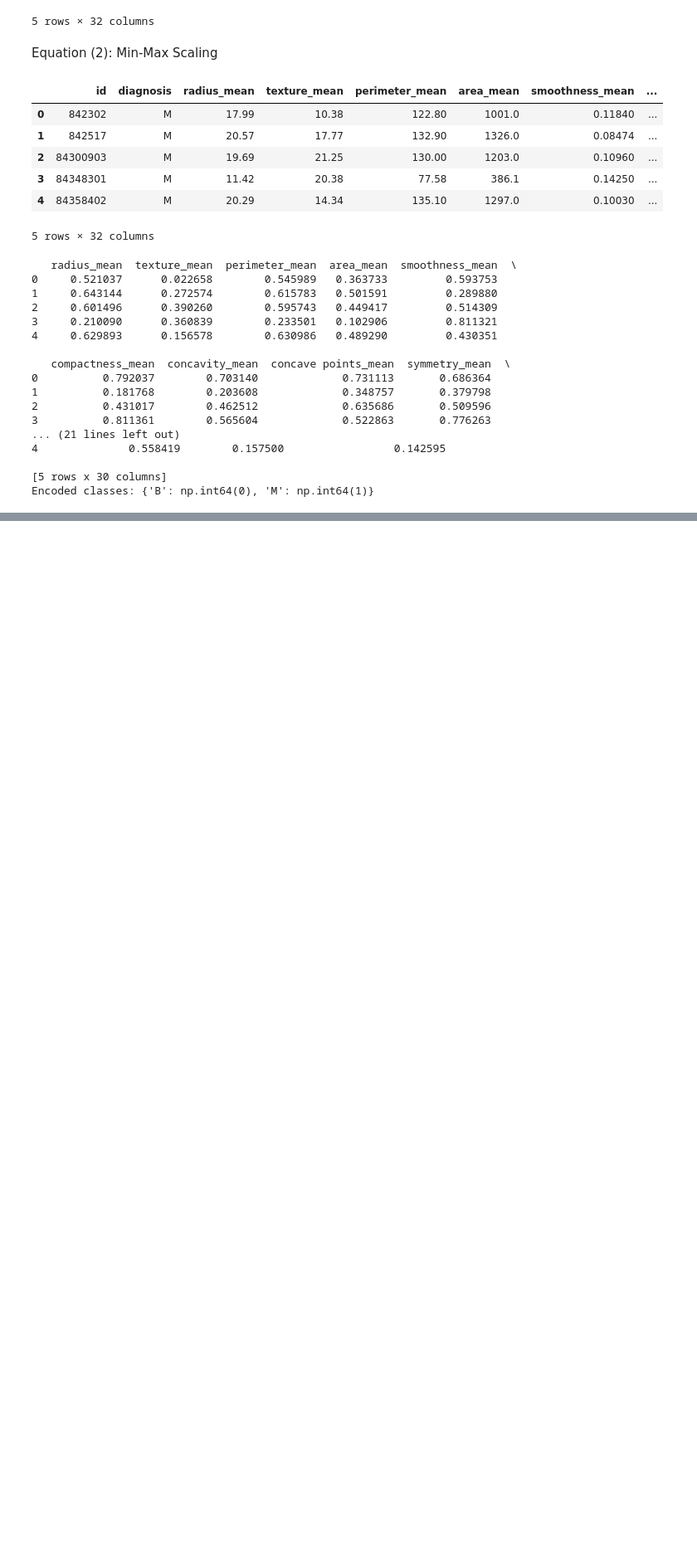
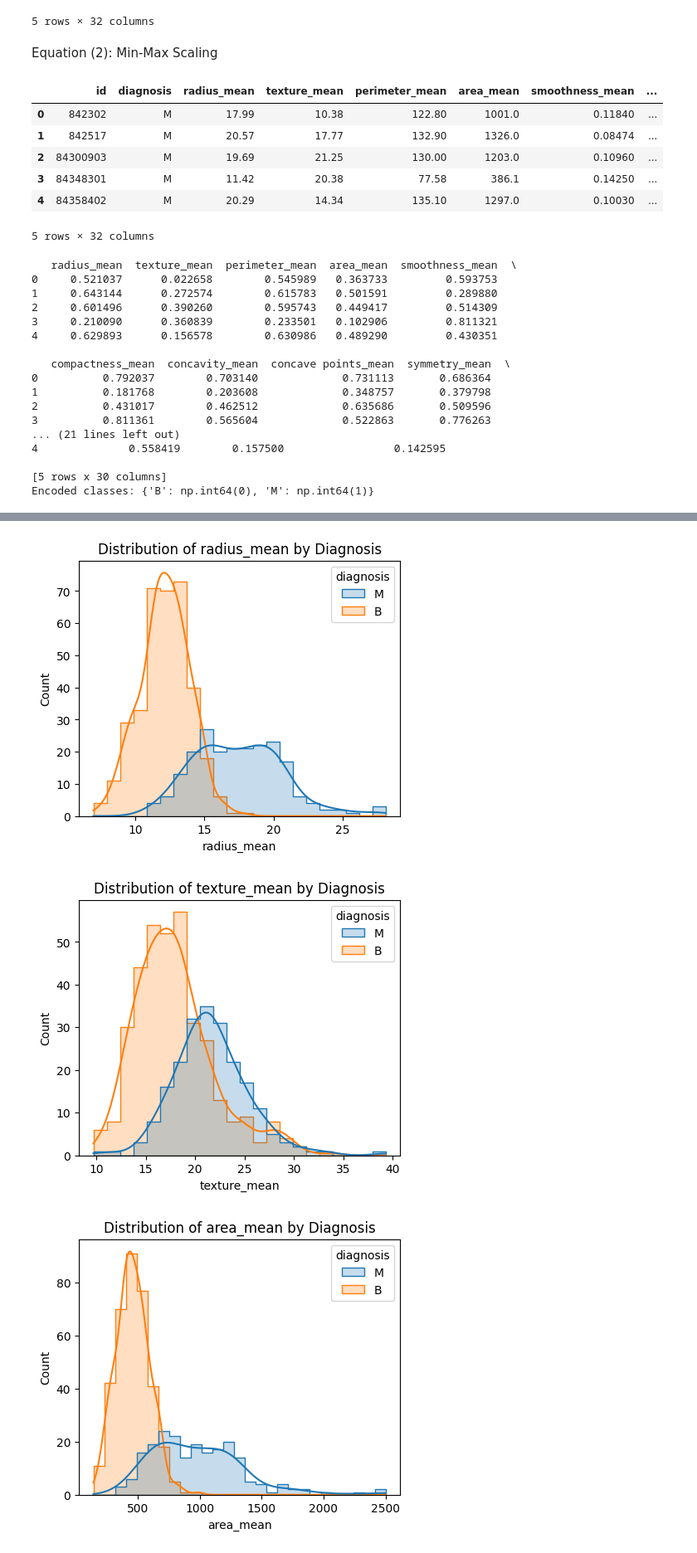
Before and after one commit to Badhon63/Machine-Learning_Lab, a Jupyter notebook: A2/05_regression.ipynb, the cells around one changed output, grey strips where cells are left out. Shown at 83% size. Drawn from its saved outputs; the diff is of its cells as text; code cells hidden in the pictures; blank space fills up the shorter version.

```diff
--- a/A2/05_regression.ipynb
+++ b/A2/05_regression.ipynb
@@ -158,0 +189,12 @@ Encoded classes: {'B': np.int64(0), 'M': np.int64(1)}
+# %%
+selected_features = ['radius_mean', 'texture_mean', 'area_mean', 'smoothness_mean']
+
+for feature in selected_features:
+    plt.figure(figsize=(5,4))
+    sns.histplot(data=df, x=feature, hue='diagnosis', kde=True, element='step')
+    plt.title(f"Distribution of {feature} by Diagnosis")
+    plt.show()
+# %% [output]
+[figure, added]
+[figure, added]
+[figure, added]
```
Also changed, not shown: parts of 76 cells of this notebook.
